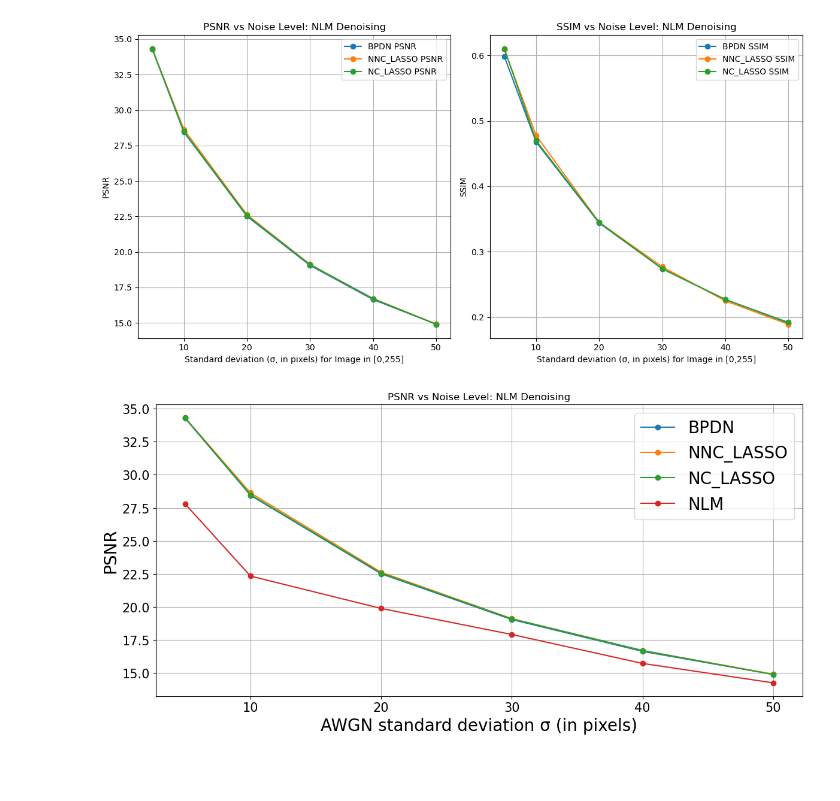
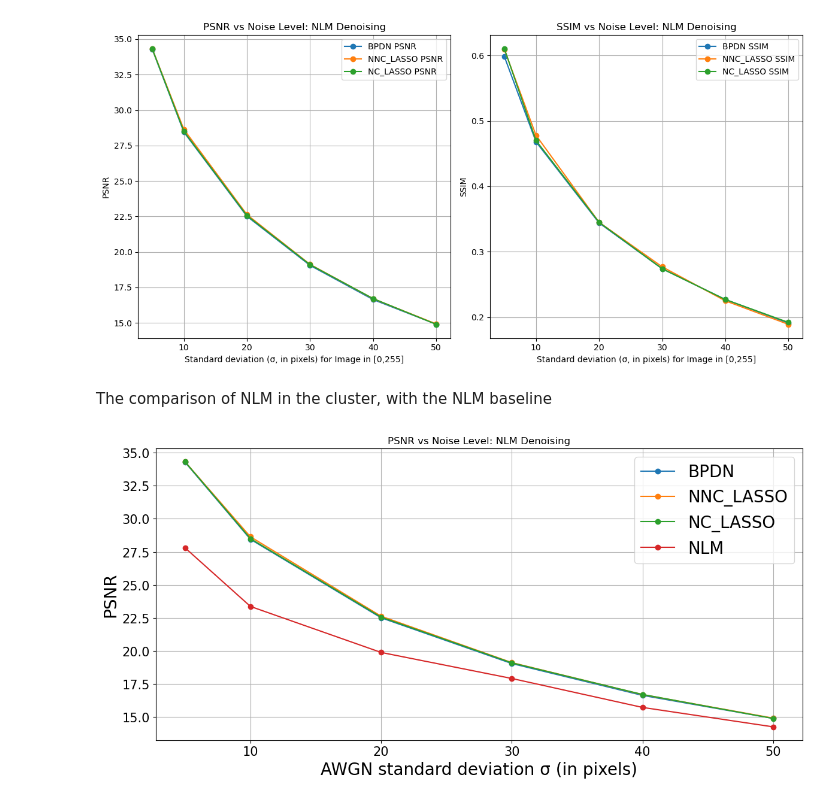
Before and after one commit to Tharindu-Nirmal/Image_Denoising, a Jupyter notebook: plots.ipynb, the cells around one changed output. Cells and saved outputs as stored; diff of their text form; code cells hidden in the pictures; blank space fills up the shorter version.

```diff
--- a/plots.ipynb
+++ b/plots.ipynb
@@ -245,6 +246,8 @@ plt.tight_layout()
 plt.show()
 # %% [output]
 [figure]
+# %% [markdown]
+The comparison of NLM in the cluster, with the NLM baseline
 # %%
 Image= 'CameraMan NLM'
 
@@ -259,34 +262,34 @@ spgl_bpdn_ssim = np.array([0.607, 0.468, 0.344, 0.274, 0.227, 0.191])
 spgl_lasso_psnr = np.array([34.31, 28.64, 22.63, 19.12, 16.70, 14.92])
 spgl_lasso_ssim = np.array([0.609, 0.478, 0.345, 0.277, 0.225, 0.189])
 
 # ELASTIC_Net PSNR/SSIM
 elastic_net_psnr = np.array([34.31, 28.50, 22.56, 19.10, 16.71, 14.893])
 elastic_net_ssim = np.array([0.610, 0.470, 0.345, 0.274, 0.227, 0.192])
 
-#NLM Denoising with h=0.01, window 250
-NLM_psnr = np.array([27.8, 22.34, 19.89, 17.92, 15.73, 14.26])
-NLM_ssim = np.array([0.325, 0.217, 0.156, 0.123, 0.089, 0.059])
+#NLM Denoising with h=0.01, window 250. Had a better result for sigma=10 with h=0.009 and window 300.
+NLM_psnr = np.array([27.8, 23.37, 19.89, 17.92, 15.73, 14.26])
+NLM_ssim = np.array([0.325, 0.243, 0.156, 0.123, 0.089, 0.059])
 
 # Create the plot
 plt.figure(figsize=(12, 6))
 
 # Plot PSNR for all methods
 
 plt.plot(sigma, spgl_bpdn_psnr, label='BPDN', marker='o')
 plt.plot(sigma, spgl_lasso_psnr, label='NNC_LASSO', marker='o')
 plt.plot(sigma, elastic_net_psnr, label='NC_LASSO', marker='o')
 plt.plot(sigma, NLM_psnr, label='NLM', marker='o')
 plt.xlabel('AWGN standard deviation σ (in pixels)', fontsize= 20)
 plt.ylabel('PSNR',fontsize= 20)
 plt.title('PSNR vs Noise Level: NLM Denoising')
 plt.legend()
 plt.grid(True)
 plt.legend(fontsize= 20)
 plt.xticks(fontsize=15)
 plt.yticks(fontsize=15)
 
 # Show the plot
 plt.tight_layout()
 plt.show()
 # %% [output]
-[figure, old version]
+[figure, new version]
```
Also changed, not shown: parts of 3 cells of this notebook, 11 other files.
